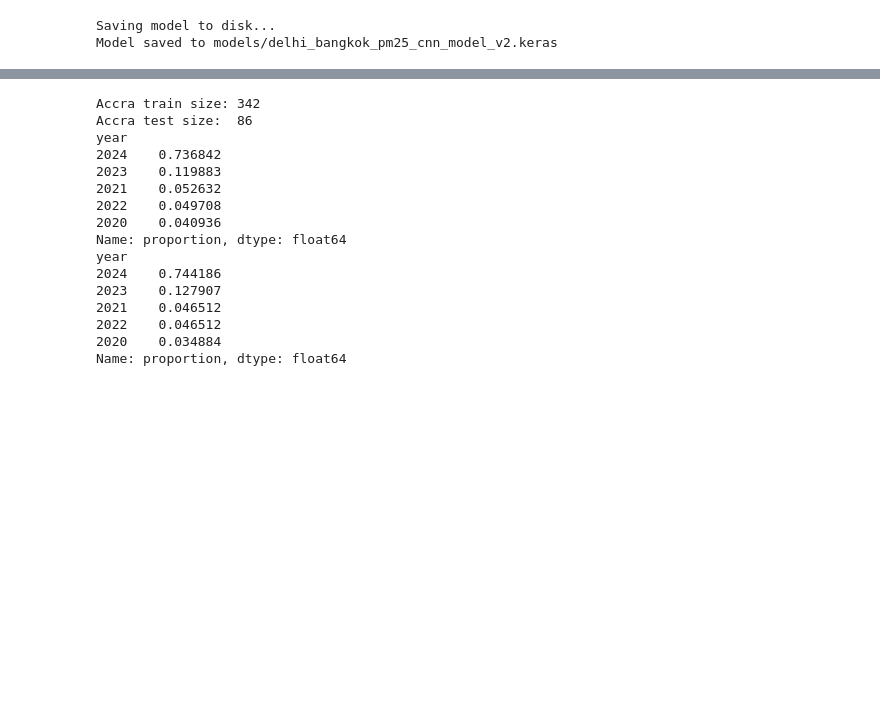
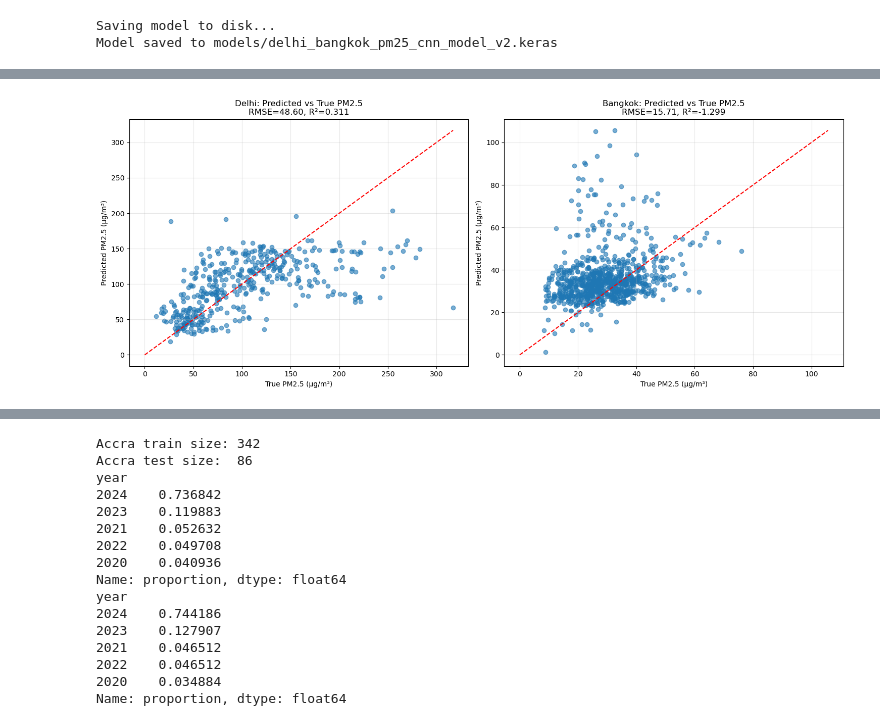
Before and after one commit to sabrinahu5/stat288-final-project, a Jupyter notebook: gee_processing.ipynb, the cells around one changed output, grey strips where cells are left out. Cells and saved outputs as stored; diff of their text form; code cells hidden in the pictures; blank space fills up the shorter version.

```diff
--- a/gee_processing.ipynb
+++ b/gee_processing.ipynb
@@ -817,3 +817,54 @@ print(f"Model saved to {model_save_path}")
 # %% [output]
 Saving model to disk...
 Model saved to models/delhi_bangkok_pm25_cnn_model_v2.keras
+# %%
+# Evaluate and plot predictions for Delhi and Bangkok separately
+
+# First, separate Delhi and Bangkok data from the validation set
+delhi_val_df = val_df[val_df['city'] == 'delhi'].reset_index(drop=True)
+bangkok_val_df = val_df[val_df['city'] == 'bangkok'].reset_index(drop=True)
+
+# Convert to X,y arrays
+X_delhi, y_delhi = df_to_xy(delhi_val_df)
+X_bangkok, y_bangkok = df_to_xy(bangkok_val_df)
+
+# Make predictions
+y_delhi_pred = model.predict(X_delhi).ravel()
+y_bangkok_pred = model.predict(X_bangkok).ravel()
+
+# Calculate metrics for Delhi
+rmse_delhi = np.sqrt(mean_squared_error(y_delhi, y_delhi_pred))
+r2_delhi = r2_score(y_delhi, y_delhi_pred)
+print(f"Delhi Test → RMSE={rmse_delhi:.2f}, R²={r2_delhi:.3f}")
+
+# Calculate metrics for Bangkok
+rmse_bangkok = np.sqrt(mean_squared_error(y_bangkok, y_bangkok_pred))
+r2_bangkok = r2_score(y_bangkok, y_bangkok_pred)
+print(f"Bangkok Test → RMSE={rmse_bangkok:.2f}, R²={r2_bangkok:.3f}")
+
+# Create a figure with two subplots side by side
+fig, (ax1, ax2) = plt.subplots(1, 2, figsize=(15, 6))
+
+# Plot Delhi predictions vs true values
+ax1.scatter(y_delhi, y_delhi_pred, alpha=0.6)
+ax1.plot([0, max(y_delhi.max(), y_delhi_pred.max())],
+         [0, max(y_delhi.max(), y_delhi_pred.max())],
+         'r--')
+ax1.set_xlabel('True PM2.5 (μg/m³)')
+ax1.set_ylabel('Predicted PM2.5 (μg/m³)')
+ax1.set_title(f'Delhi: Predicted vs True PM2.5\nRMSE={rmse_delhi:.2f}, R²={r2_delhi:.3f}')
+ax1.grid(True, alpha=0.3)
+
+# Plot Bangkok predictions vs true values
+ax2.scatter(y_bangkok, y_bangkok_pred, alpha=0.6)
+ax2.plot([0, max(y_bangkok.max(), y_bangkok_pred.max())],
+         [0, max(y_bangkok.max(), y_bangkok_pred.max())],
+         'r--')
+ax2.set_xlabel('True PM2.5 (μg/m³)')
+ax2.set_ylabel('Predicted PM2.5 (μg/m³)')
+ax2.set_title(f'Bangkok: Predicted vs True PM2.5\nRMSE={rmse_bangkok:.2f}, R²={r2_bangkok:.3f}')
+ax2.grid(True, alpha=0.3)
+
+plt.tight_layout()
+plt.show()
+# %% [output]
@@ -819,0 +875 @@ Model saved to models/delhi_bangkok_pm25_cnn_model_v2.keras
+[figure, added]
```
Also changed, not shown: parts of 2 cells of this notebook, 9 other files.
